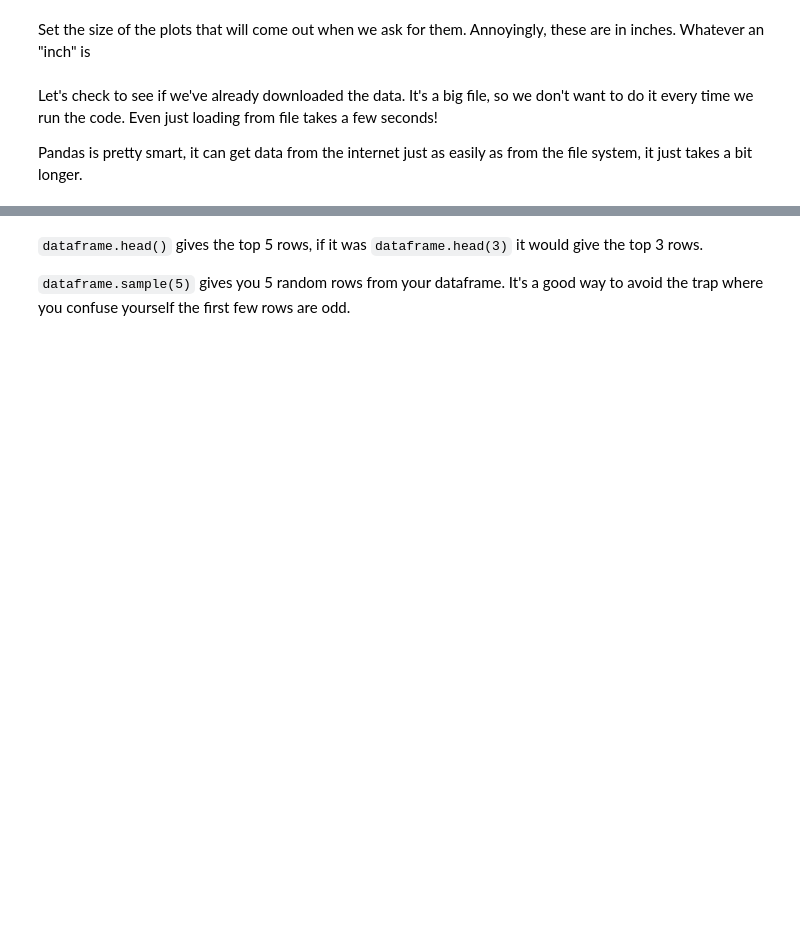
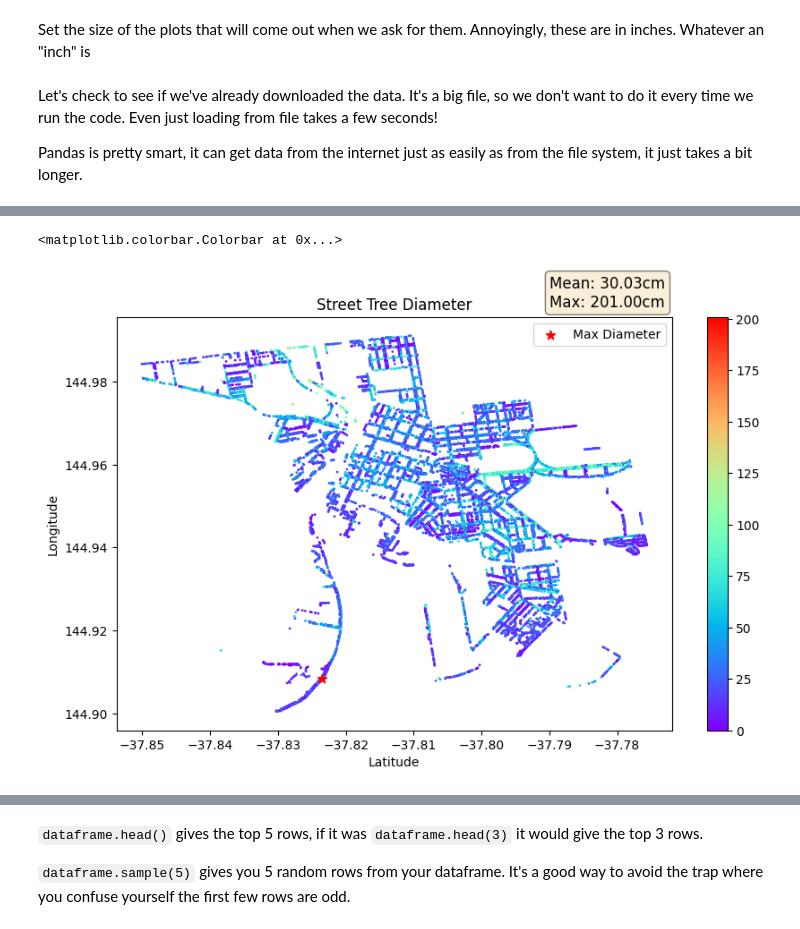
Before and after one commit to YienYan/tree_data, a Jupyter notebook: my_data.ipynb, the cells around one changed output, grey strips where cells are left out. Cells and saved outputs as stored; diff of their text form; code cells hidden in the pictures; blank space fills up the shorter version.

```diff
--- a/my_data.ipynb
+++ b/my_data.ipynb
@@ -41,0 +72,25 @@ print("done")
+# %%
+tdf_street = tdf.loc[(tdf["Located in"] == "Street")]
+fig1 = plt.figure(figsize=(10, 6), num=2)
+fig1_ax1 = fig1.add_subplot(111)
+fig1_ax1_sc1 = fig1_ax1.scatter(tdf_street["Latitude"], tdf_street["Longitude"],
+                                c=tdf_street["Diameter Breast Height"],
+                                cmap="rainbow", s=1)
+street_tree_dia_mean = tdf_street["Diameter Breast Height"].mean()
+street_tree_dia_max = tdf_street["Diameter Breast Height"].max()
+street_max_items = tdf_street[(tdf_street["Diameter Breast Height"]) == street_tree_dia_max]
+fig1_ax1.scatter(street_max_items["Latitude"], street_max_items["Longitude"], c='red', marker="*", s=60,
+                    label="Max Diameter")
+text_str = f'Mean: {street_tree_dia_mean:.2f}cm\nMax: {street_tree_dia_max:.2f}cm'
+props = dict(boxstyle='round', facecolor='wheat', alpha=0.5)
+fig1_ax1.text(0.78, 1.1, text_str, transform=fig1_ax1.transAxes, fontsize=12,
+                verticalalignment='top', bbox=props)
+fig1_ax1.set_title("Street Tree Diameter")
+fig1_ax1.set_xlabel("Latitude")
+fig1_ax1.set_ylabel("Longitude")
+fig1_ax1.legend()
+fig1.colorbar(fig1_ax1_sc1, ax=fig1_ax1)
+#Diameter Breast Height (DBH) Size Analysis of Street Trees.
+# %% [output]
+<matplotlib.colorbar.Colorbar at 0x...>
+[figure, added]
```
Also changed, not shown: parts of 6 cells of this notebook.
